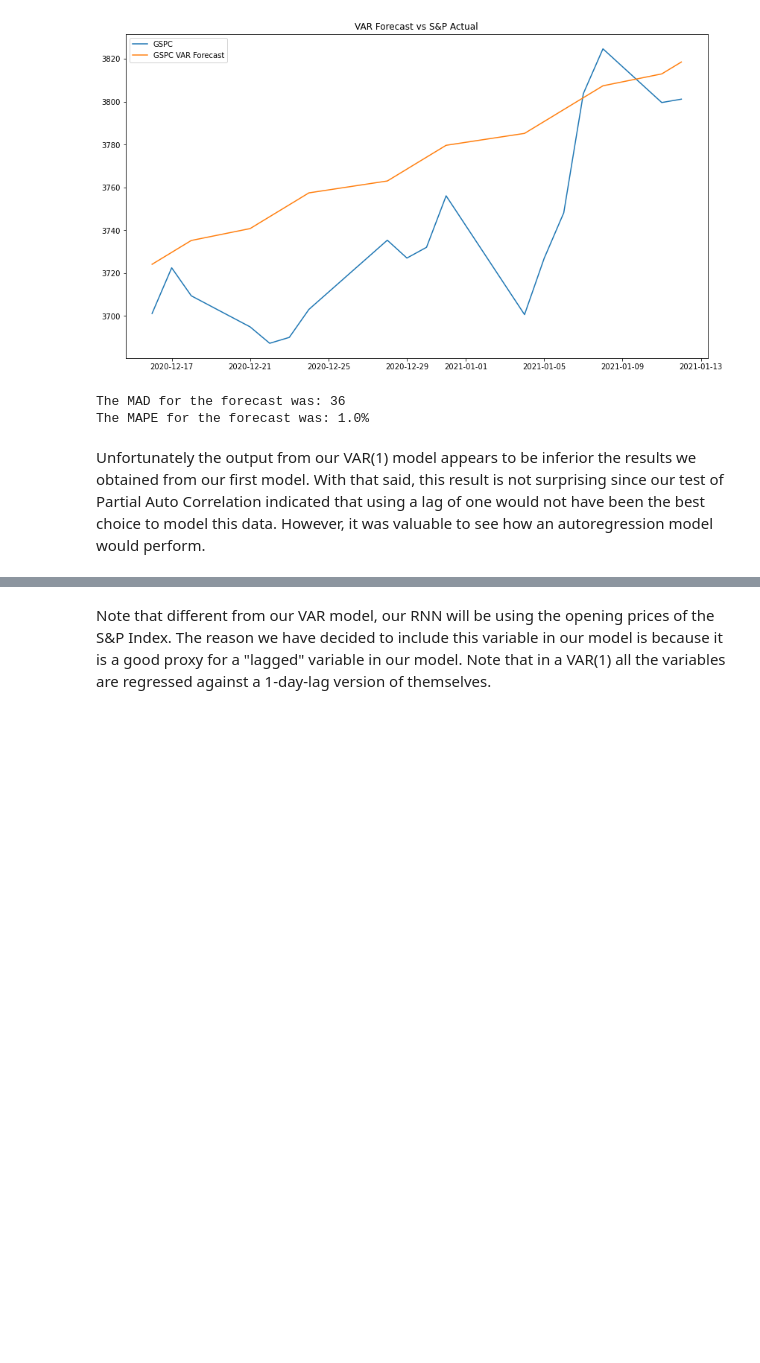
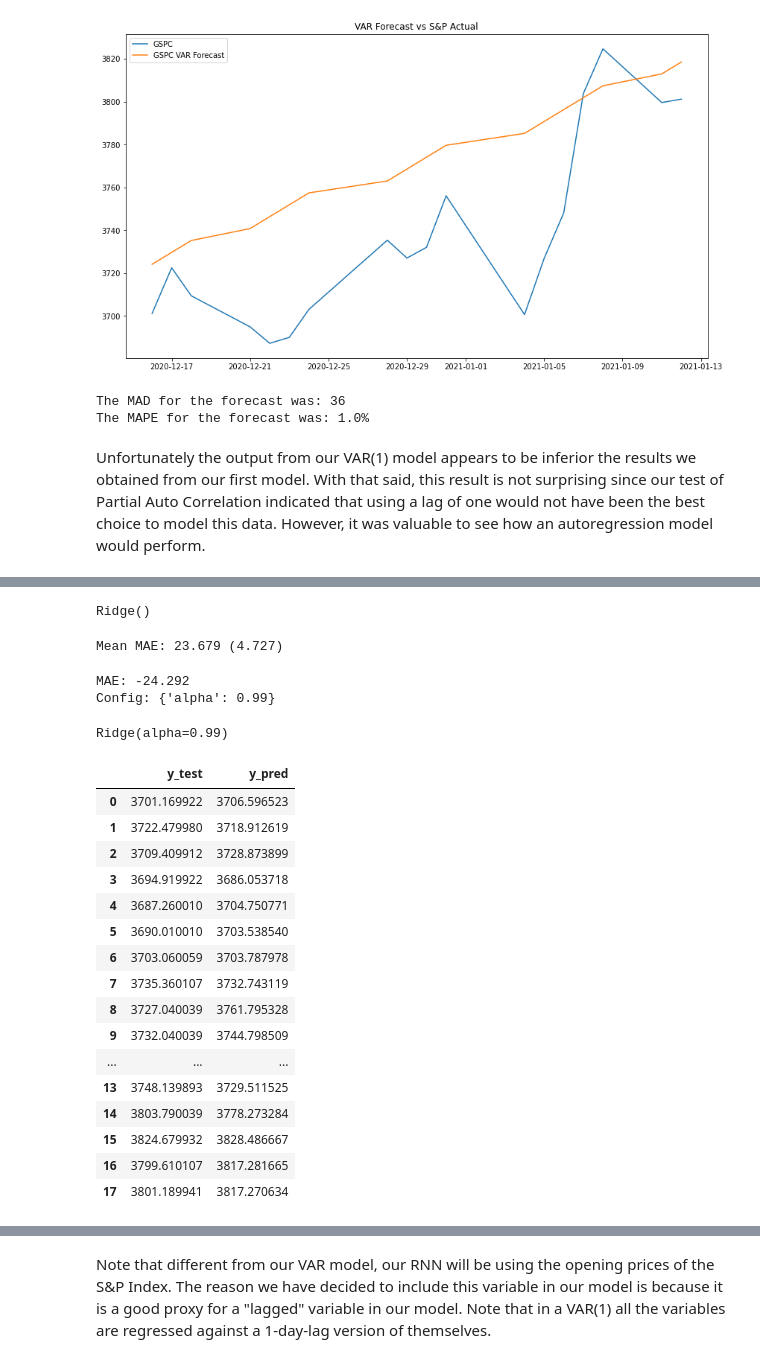
Before and after one commit to mmfuente95/Springboard_Data_Science, a Jupyter notebook: Personal Projects/Capstone_S&P Returns Forecasting.ipynb, the cells around one changed output, grey strips where cells are left out. Saved outputs shown, nothing was run; the diff lists cells and outputs as text; code cells hidden in the pictures; blank space fills up the shorter version.

```diff
--- a/Personal Projects/Capstone_S&P Returns Forecasting.ipynb
+++ b/Personal Projects/Capstone_S&P Returns Forecasting.ipynb
@@ -1010,0 +1037,75 @@ Unfortunately the output from our VAR(1) model appears to be inferior the result
+# %%
+# Now I can go ahead and set up my model
+from sklearn.model_selection import cross_val_score
+from sklearn.model_selection import RepeatedKFold
+from sklearn.linear_model import Ridge
+# define model
+model = Ridge(alpha=1.0)
+# fit model
+model.fit(X_train, y_train)
+# make a prediction
+yhat = model.predict(X_test)
+# %% [output]
+Ridge()
+# %%
+from sklearn.metrics import accuracy_score
+# define model evaluation method
+cv = RepeatedKFold(n_splits=10, n_repeats=3, random_state=1)
+# evaluate model
+scores = cross_val_score(model, X_complete, y_complete, scoring='neg_mean_absolute_error', cv=cv, n_jobs=-1)
+# force scores to be positive
+scores = np.absolute(scores)
+print('Mean MAE: %.3f (%.3f)' % (np.mean(scores), np.std(scores)))
+# %% [output]
+Mean MAE: 23.679 (4.727)
+# %%
+from sklearn.model_selection import GridSearchCV
+# define model
+model = Ridge()
+# define model evaluation method
+cv = RepeatedKFold(n_splits=10, n_repeats=3, random_state=1)
+# define grid
+grid = dict()
+grid['alpha'] = np.arange(0, 1, 0.01)
+# define search
+search = GridSearchCV(model, grid, scoring='neg_mean_absolute_error', cv=cv, n_jobs=-1)
+# perform the search
+results = search.fit(X_train, y_train)
+# summarize
+print('MAE: %.3f' % results.best_score_)
+print('Config: %s' % results.best_params_)
+# %% [output]
+MAE: -24.292
+Config: {'alpha': 0.99}
+# %%
+# Restate our modelwith the ideal hyperparameters
+model = Ridge(alpha=0.99)
+# fit model
+model.fit(X_train, y_train)
+# make a prediction
+y_pred = model.predict(X_test)
+# %% [output]
+Ridge(alpha=0.99)
+# %%
+#Create a dataframe with the y_pred and y_test
+Ridge_y_pred_and_test = pd.DataFrame(y_test, columns=['y_test'])
+Ridge_y_pred_and_test['y_pred'] = y_pred
+Ridge_y_pred_and_test
+# %% [output]
+|  | y_test | y_pred |
+| 0 | 3701.169922 | 3706.596523 |
+| 1 | 3722.479980 | 3718.912619 |
+| 2 | 3709.409912 | 3728.873899 |
+| 3 | 3694.919922 | 3686.053718 |
+| 4 | 3687.260010 | 3704.750771 |
+| 5 | 3690.010010 | 3703.538540 |
+| 6 | 3703.060059 | 3703.787978 |
+| 7 | 3735.360107 | 3732.743119 |
+| 8 | 3727.040039 | 3761.795328 |
+| 9 | 3732.040039 | 3744.798509 |
+| ... | ... | ... |
+| 13 | 3748.139893 | 3729.511525 |
+| 14 | 3803.790039 | 3778.273284 |
+| 15 | 3824.679932 | 3828.486667 |
+| 16 | 3799.610107 | 3817.281665 |
+| 17 | 3801.189941 | 3817.270634 |
```
Also changed, not shown: parts of 14 cells of this notebook.
